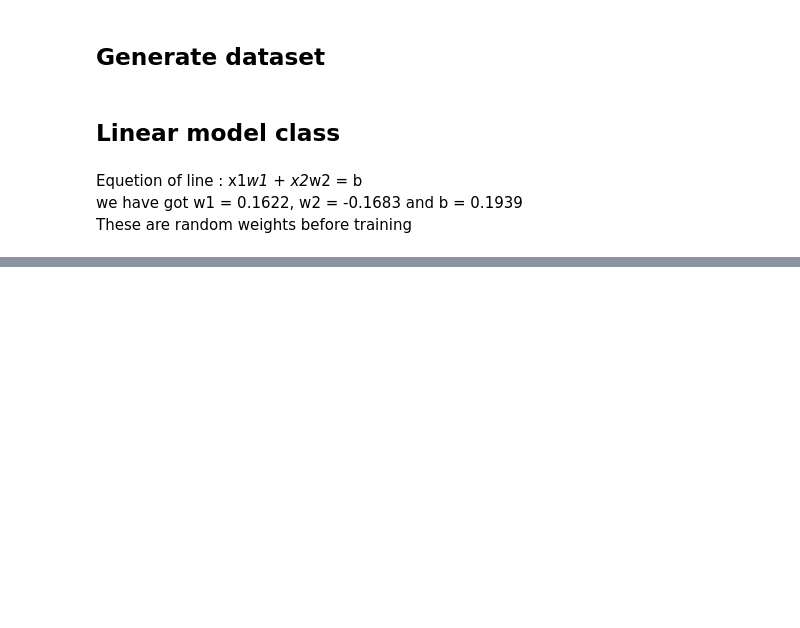
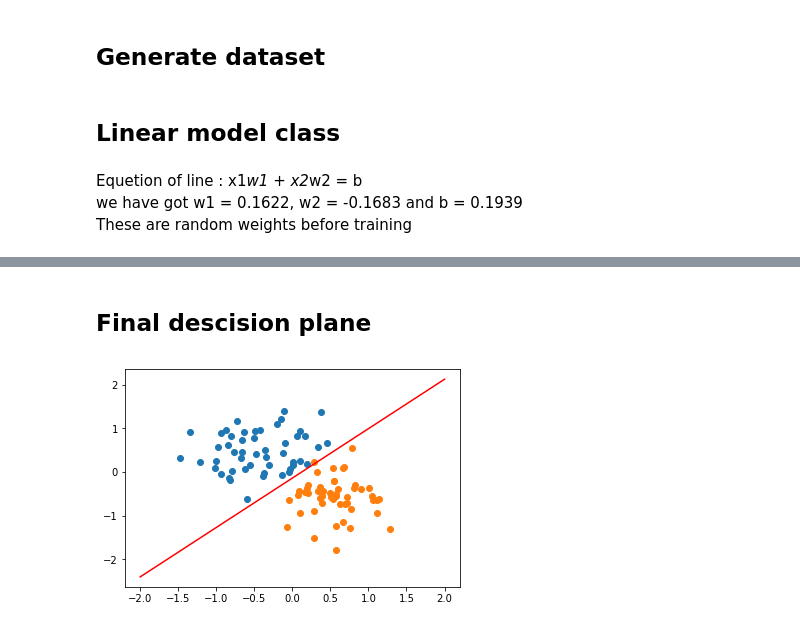
Before and after one commit to DineshDevPandey/Pytorch_basics, a Jupyter notebook: 8_perceptron.ipynb, the cells around one changed output, grey strips where cells are left out. Cells and saved outputs as stored; diff of their text form; code cells hidden in the pictures; blank space fills up the shorter version.

```diff
--- a/8_perceptron.ipynb
+++ b/8_perceptron.ipynb
@@ -57,0 +98,6 @@ plot_fit(model, 'Initial model')
+# %% [markdown]
+## Final descision plane
+# %%
+plot_fit(model, "Trained Model", X, y)
+# %% [output]
+[figure, added]
```
Also changed, not shown: parts of 15 cells of this notebook.
